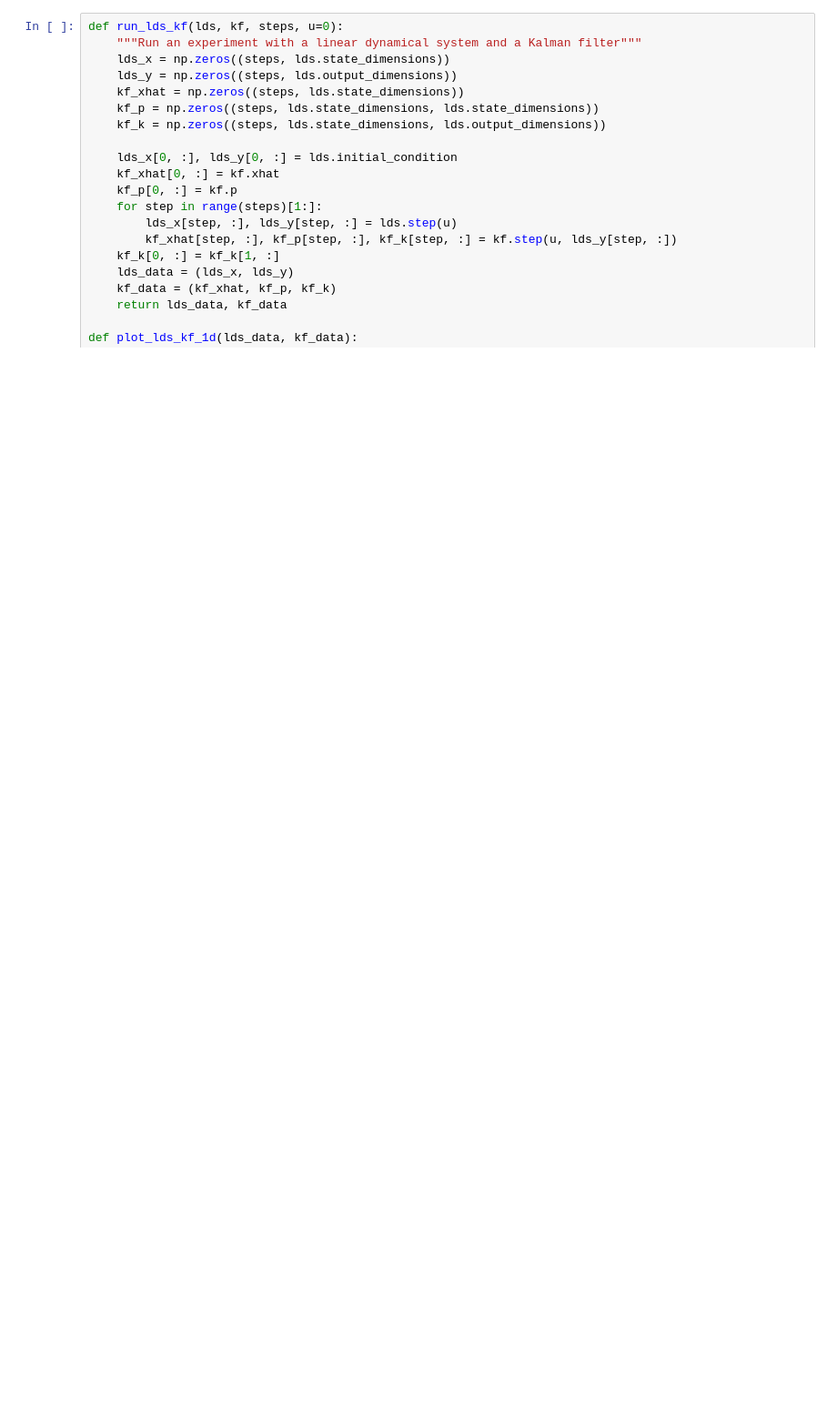
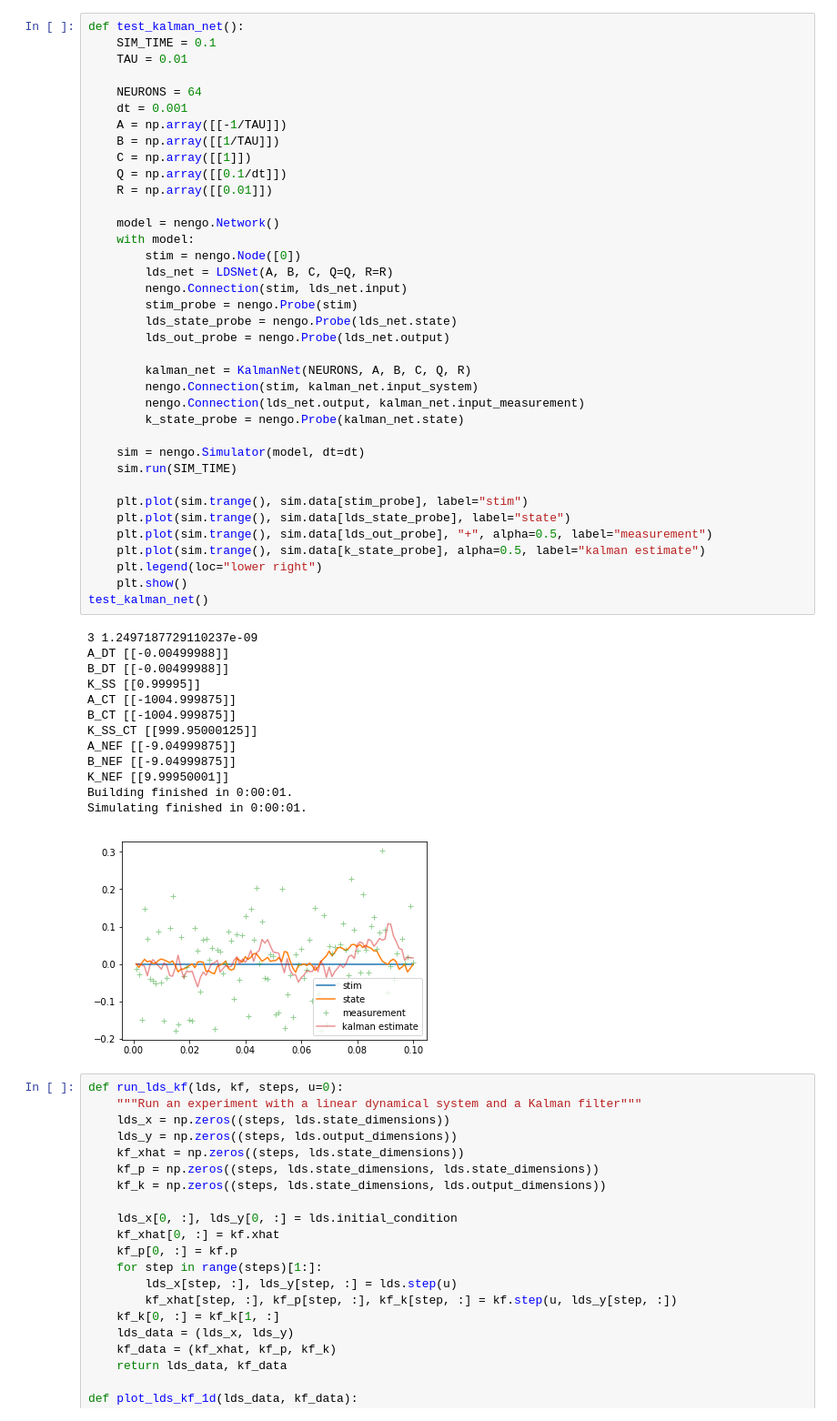
Before and after one commit to samfok/kalman, a Jupyter notebook: test_kalman.ipynb, the cells around one changed output. Shown: that part at 91% size. Saved outputs shown, nothing was run; the diff lists cells and outputs as text; blank space fills up the shorter version.

```diff
--- a/test_kalman.ipynb
+++ b/test_kalman.ipynb
@@ -7,3 +6,54 @@ from kalman import Kalman, LDS, KalmanNetwork, LDSNetwork
+# %%
+def test_kalman_net():
+    SIM_TIME = 0.1
+    TAU = 0.01
+
+    NEURONS = 64
+    dt = 0.001
+    A = np.array([[-1/TAU]])
+    B = np.array([[1/TAU]])
+    C = np.array([[1]])
+    Q = np.array([[0.1/dt]])
+    R = np.array([[0.01]])
+
+    model = nengo.Network()
+    with model:
+        stim = nengo.Node([0])
+        lds_net = LDSNet(A, B, C, Q=Q, R=R)
+        nengo.Connection(stim, lds_net.input)
+        stim_probe = nengo.Probe(stim)
+        lds_state_probe = nengo.Probe(lds_net.state)
+        lds_out_probe = nengo.Probe(lds_net.output)
+
+        kalman_net = KalmanNet(NEURONS, A, B, C, Q, R)
+        nengo.Connection(stim, kalman_net.input_system)
+        nengo.Connection(lds_net.output, kalman_net.input_measurement)
+        k_state_probe = nengo.Probe(kalman_net.state)
+
+    sim = nengo.Simulator(model, dt=dt)
+    sim.run(SIM_TIME)
+
+    plt.plot(sim.trange(), sim.data[stim_probe], label="stim")
+    plt.plot(sim.trange(), sim.data[lds_state_probe], label="state")
+    plt.plot(sim.trange(), sim.data[lds_out_probe], "+", alpha=0.5, label="measurement")
+    plt.plot(sim.trange(), sim.data[k_state_probe], alpha=0.5, label="kalman estimate")
+    plt.legend(loc="lower right")
+    plt.show()
+test_kalman_net()
+# %% [output]
+3 1.2497187729110237e-09
+A_DT [[-0.00499988]]
+B_DT [[-0.00499988]]
+K_SS [[0.99995]]
+A_CT [[-1004.999875]]
+B_CT [[-1004.999875]]
+K_SS_CT [[999.95000125]]
+A_NEF [[-9.04999875]]
+B_NEF [[-9.04999875]]
+K_NEF [[9.99950001]]
+Building finished in 0:00:01.
+Simulating finished in 0:00:01.
+[figure, added]
 # %%
 def run_lds_kf(lds, kf, steps, u=0):
     """Run an experiment with a linear dynamical system and a Kalman filter"""
```
Also changed, not shown: parts of 2 cells of this notebook, 1 other file.
